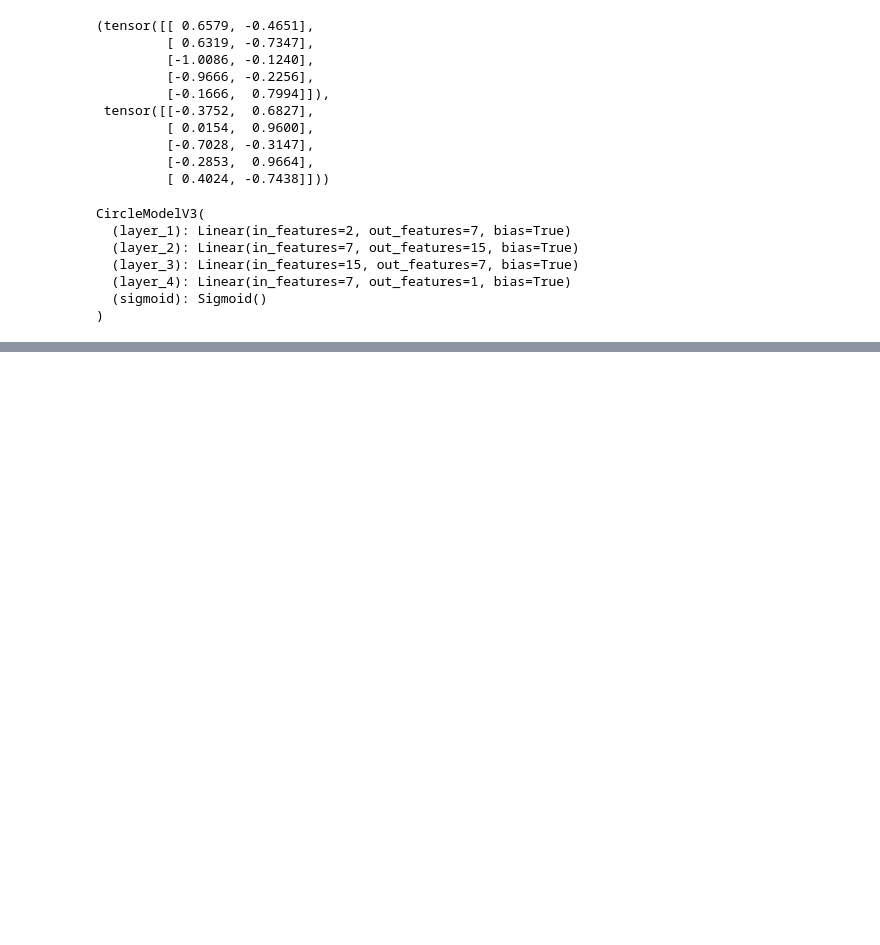
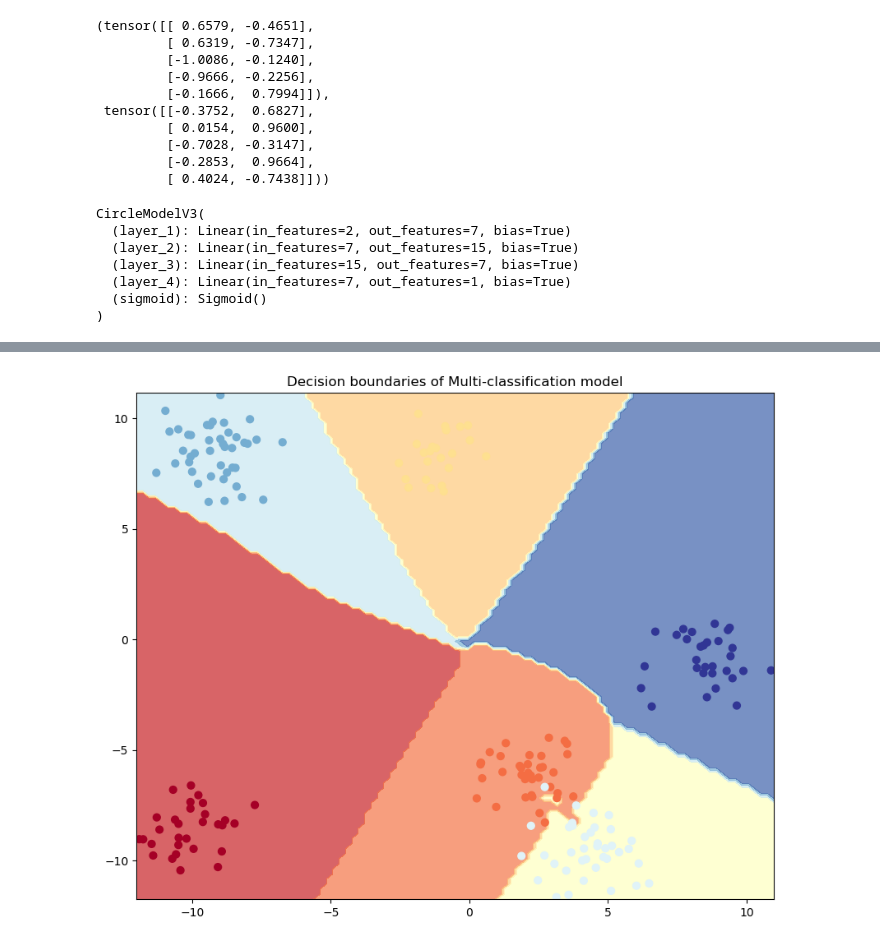
Before and after one commit to Javimh18/PyTorchTutorial, a Jupyter notebook: 02_neural_network_classification.ipynb, the cells around one changed output, grey strips where cells are left out. Cells and saved outputs as stored; diff of their text form; code cells hidden in the pictures; blank space fills up the shorter version.

```diff
--- a/02_neural_network_classification.ipynb
+++ b/02_neural_network_classification.ipynb
@@ -832,0 +941,37 @@ plot_decision_boundary(model_3_2, X_test, y_test)
+# %%
+X_blob_train, X_blob_test, y_blob_train, y_blob_test = X_blob_train.to(device), X_blob_test.to(device), y_blob_train.to(device), y_blob_test.to(device)
+torch.manual_seed(42)
+torch.cuda.manual_seed(42)
+
+
+# Create the training loop
+epochs = 10000
+
+for epoch in range(epochs):
+
+    model_4.train()
+    y_logits = model_4(X_blob_train)
+    y_probs = torch.softmax(y_logits, dim=1)
+    y_pred = torch.argmax(y_probs, dim=1)
+
+    loss = loss_fn(y_logits, y_blob_train)
+    acc = accuracy_fn(y_true=y_blob_train,
+                      y_pred=y_pred)
+
+    optimizer.zero_grad()
+    loss.backward()
+    optimizer.step()
+
+    # testing
+    model_4.eval()
+    with torch.inference_mode():
+        test_logits = model_4(X_blob_test)
+        test_probs = torch.softmax(test_logits, dim=1)
+        test_pred = torch.argmax(test_probs, dim=1)
+
+        test_loss = loss_fn(test_logits, y_blob_test)
+        test_acc = accuracy_fn(y_true=y_blob_test,
+                               y_pred=test_pred)
+
+    if epoch % 1000 == 0:
+        print(f"Epoch: {epoch} | Loss: {loss} | test loss: {test_loss} | Accuracy: {acc} % | test accuracy: {test_acc} %")
@@ -832,0 +996,6 @@ plot_decision_boundary(model_3_2, X_test, y_test)
+# %%
+plt.figure(figsize=(10,8))
+plt.title("Decision boundaries of Multi-classification model")
+plot_decision_boundary(model_4, X_blob_test, y_blob_test)
+# %% [output]
+[figure, added]
```
Also changed, not shown: parts of 20 cells of this notebook, 1 other file.
